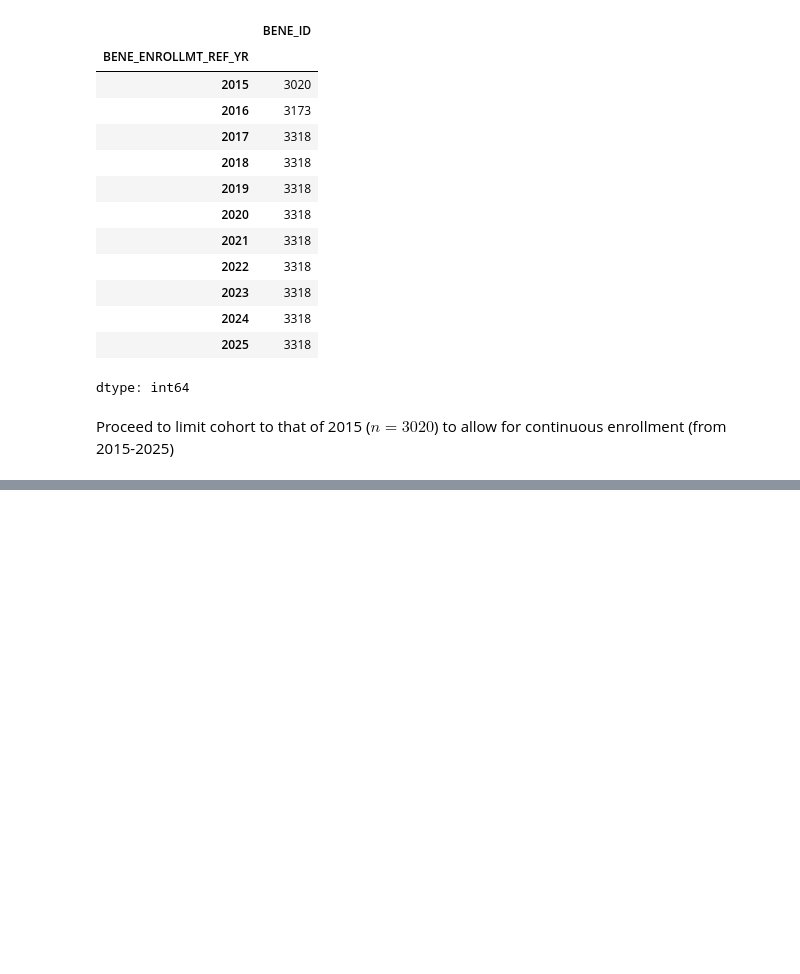
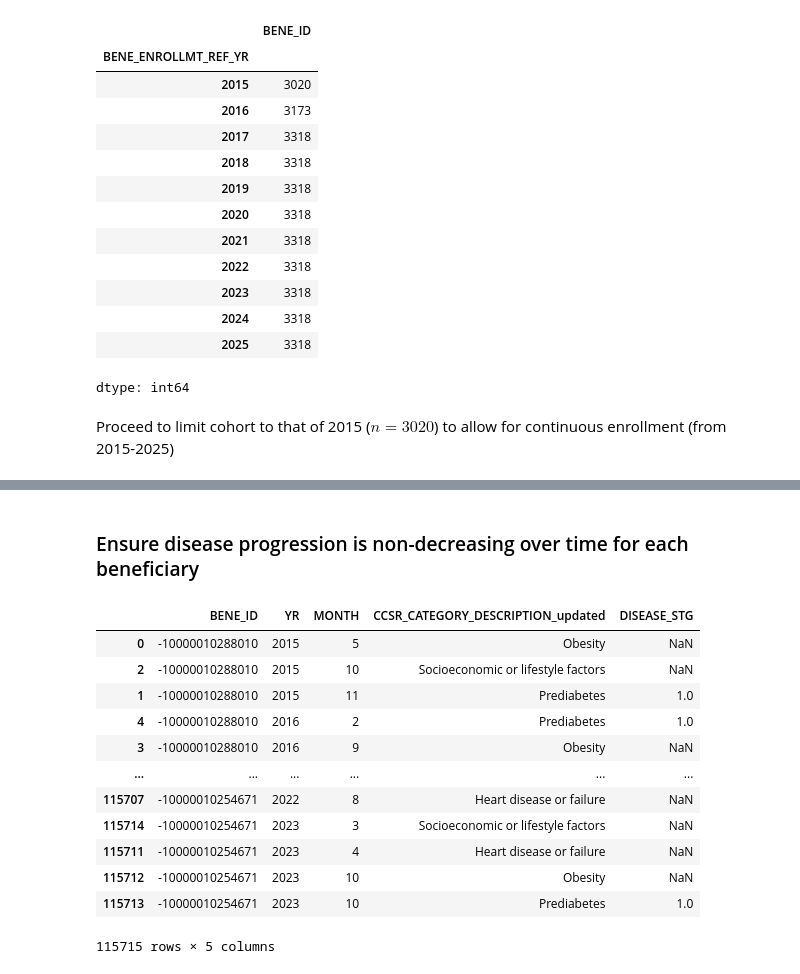
Before and after one commit to benabijah/EHR, a Jupyter notebook: cohort_selection.ipynb, the cells around one changed output, grey strips where cells are left out. Saved outputs shown, nothing was run; the diff lists cells and outputs as text; code cells hidden in the pictures; blank space fills up the shorter version.

```diff
--- a/cohort_selection.ipynb
+++ b/cohort_selection.ipynb
@@ -427,0 +219,10 @@ CCSR_cohort_filtered.to_csv('/content/drive/MyDrive/Data/Output/diabetes_cohort.
+# %%
+# generate random MONTH values for each row
+np.random.seed(321) #random seed
+CCSR_cohort_filtered['MONTH'] = np.random.randint(1, 13, size=len(CCSR_cohort_filtered))
+
+# sort the CCSR_cohort_filtered by BENE_ID and YR and MONTH, then drop unneeded columns
+CCSR_cohort_filtered = CCSR_cohort_filtered.sort_values(['BENE_ID', 'YR','MONTH'])
+CCSR_cohort_filtered = CCSR_cohort_filtered.drop(columns=['IP_FLAG','OP_FLAG','PR_FLAG'])
+CCSR_cohort_filtered = CCSR_cohort_filtered[['BENE_ID','YR','MONTH','CCSR_CATEGORY_DESCRIPTION_updated']]
+CCSR_cohort_filtered
@@ -427,0 +268,26 @@ CCSR_cohort_filtered.to_csv('/content/drive/MyDrive/Data/Output/diabetes_cohort.
+# %% [markdown]
+### Ensure disease progression is non-decreasing over time for each beneficiary
+# %%
+# define disease progression order
+disease_order = {
+    'Prediabetes': 1,
+    'Diabetes mellitus without complication': 2,
+    'Diabetes mellitus with complication': 3}
+
+# map disease labels to progression levels
+CCSR_cohort_filtered['DISEASE_STG'] = CCSR_cohort_filtered['CCSR_CATEGORY_DESCRIPTION_updated'].map(disease_order)
+CCSR_cohort_filtered
+# %% [output]
+|  | BENE_ID | YR | MONTH | CCSR_CATEGORY_DESCRIPTION_updated | DISEASE_STG |
+| 0 | -10000010288010 | 2015 | 5 | Obesity | NaN |
+| 2 | -10000010288010 | 2015 | 10 | Socioeconomic or lifestyle factors | NaN |
+| 1 | -10000010288010 | 2015 | 11 | Prediabetes | 1.0 |
+| 4 | -10000010288010 | 2016 | 2 | Prediabetes | 1.0 |
+| 3 | -10000010288010 | 2016 | 9 | Obesity | NaN |
+| ... | ... | ... | ... | ... | ... |
+| 115707 | -10000010254671 | 2022 | 8 | Heart disease or failure | NaN |
+| 115714 | -10000010254671 | 2023 | 3 | Socioeconomic or lifestyle factors | NaN |
+| 115711 | -10000010254671 | 2023 | 4 | Heart disease or failure | NaN |
+| 115712 | -10000010254671 | 2023 | 10 | Obesity | NaN |
+| 115713 | -10000010254671 | 2023 | 10 | Prediabetes | 1.0 |
+115715 rows × 5 columns
```
Also changed, not shown: parts of 48 cells of this notebook.
